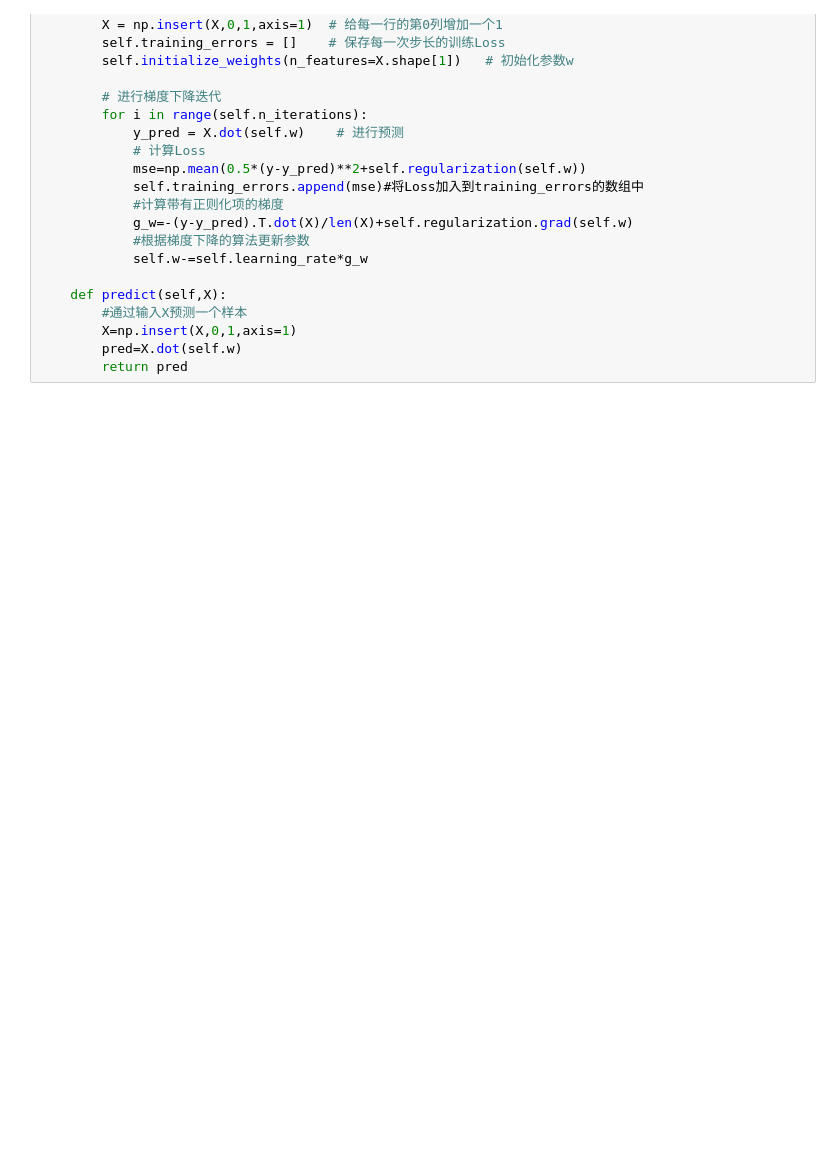
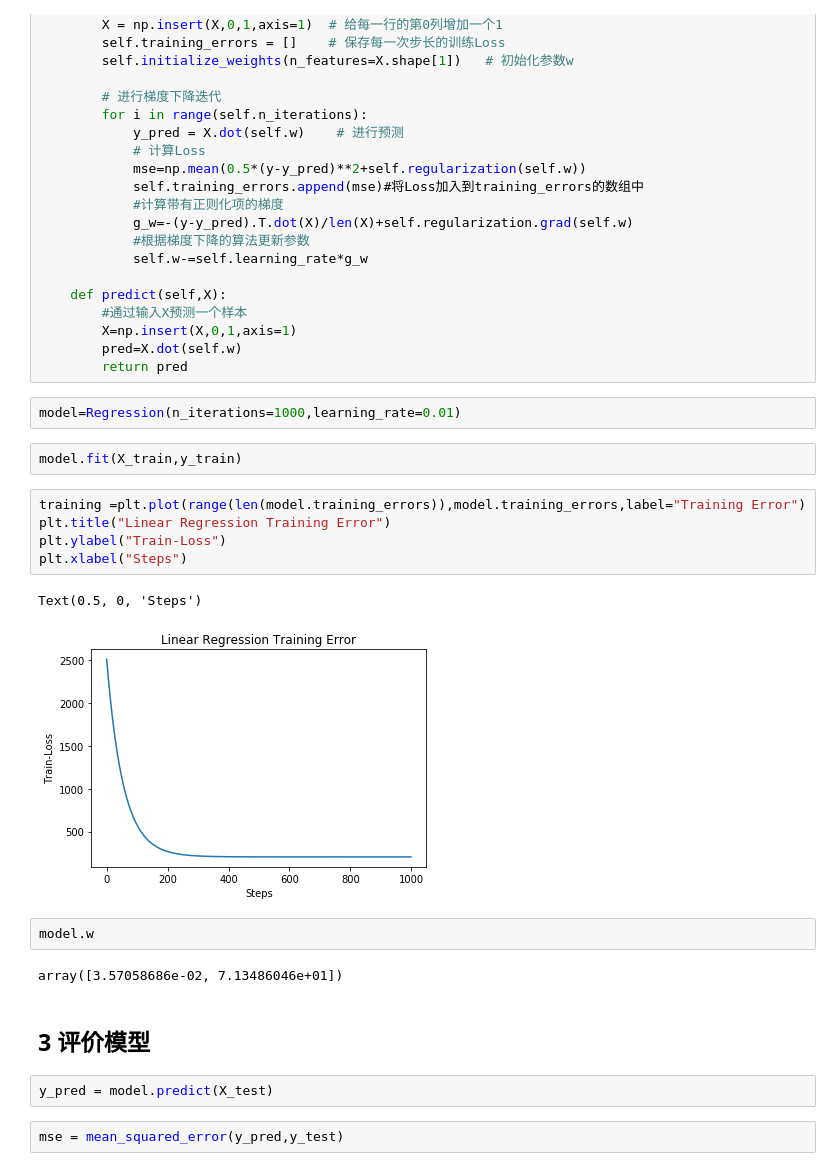
Before and after one commit to zingp/machine-learning, a Jupyter notebook: LinearModel/linear_regression.ipynb, the cells around one changed output. Cells and saved outputs as stored; diff of their text form; blank space fills up the shorter version.

```diff
--- a/LinearModel/linear_regression.ipynb
+++ b/LinearModel/linear_regression.ipynb
@@ -96,3 +96,25 @@ class Regression(object):
         X=np.insert(X,0,1,axis=1)
         pred=X.dot(self.w)
         return pred
+# %%
+model=Regression(n_iterations=1000,learning_rate=0.01)
+# %%
+model.fit(X_train,y_train)
+# %%
+training =plt.plot(range(len(model.training_errors)),model.training_errors,label="Training Error")
+plt.title("Linear Regression Training Error")
+plt.ylabel("Train-Loss")
+plt.xlabel("Steps")
+# %% [output]
+Text(0.5, 0, 'Steps')
+[figure, added]
+# %%
+model.w
+# %% [output]
+array([3.57058686e-02, 7.13486046e+01])
+# %% [markdown]
+## 3 评价模型
+# %%
+y_pred = model.predict(X_test)
+# %%
+mse = mean_squared_error(y_pred,y_test)
```
Also changed, not shown: parts of 19 cells of this notebook.
